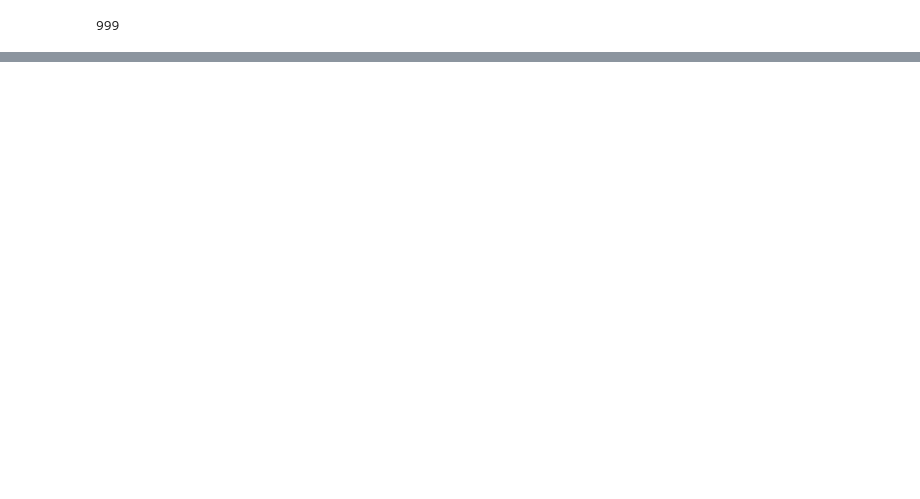
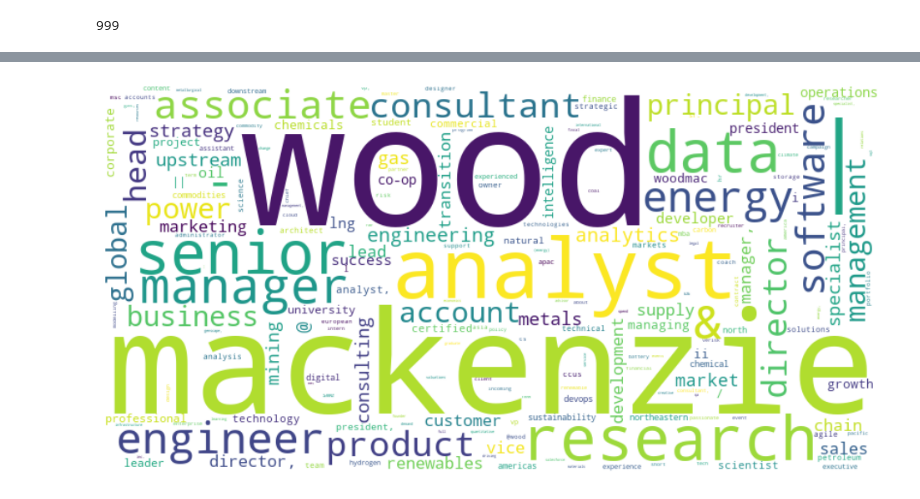
Before and after one commit to luisd-vegag/Company-Corporate-Structure-Analyzer, a Jupyter notebook: brainstorming.ipynb, the cells around one changed output, grey strips where cells are left out. Cells and saved outputs as stored; diff of their text form; code cells hidden in the pictures; blank space fills up the shorter version.

Commit message:
Add base counter and test logic

```diff
--- a/brainstorming.ipynb
+++ b/brainstorming.ipynb
@@ -111,0 +172,38 @@ with open(filepath, 'w', newline='', encoding='utf-8') as f:
+# %%
+import csv
+from collections import Counter
+from wordcloud import WordCloud
+import matplotlib.pyplot as plt
+
+# define stopwords list
+stopwords = ['at', 'and', 'in', 'of', 'the', 'to', 'a', 'with', 'for', 'as', 'on', 'is', 'an', 'be', 'or', 'will', 'are']
+
+# read in the csv file
+filename = 'linkedin_profiles.csv'
+with open(filename, 'r', encoding='utf-8') as f:
+    reader = csv.DictReader(f)
+    headlines = [row['Headline'] for row in reader]
+
+# concatenate all headlines into a single string
+all_headlines = ' '.join(headlines)
+
+# convert all words to lowercase
+all_headlines = all_headlines.lower()
+
+# split string into individual words
+words = all_headlines.split()
+
+# remove stopwords
+words = [word for word in words if word not in stopwords]
+
+# count word frequency and create a word cloud
+word_freq = Counter(words)
+wordcloud = WordCloud(width=800, height=400, background_color='white').generate_from_frequencies(word_freq)
+
+# plot the word cloud
+plt.figure(figsize=(12,8))
+plt.imshow(wordcloud, interpolation='bilinear')
+plt.axis('off')
+plt.show()
+# %% [output]
+[figure, added]
```
Also changed, not shown: parts of 4 cells of this notebook.
